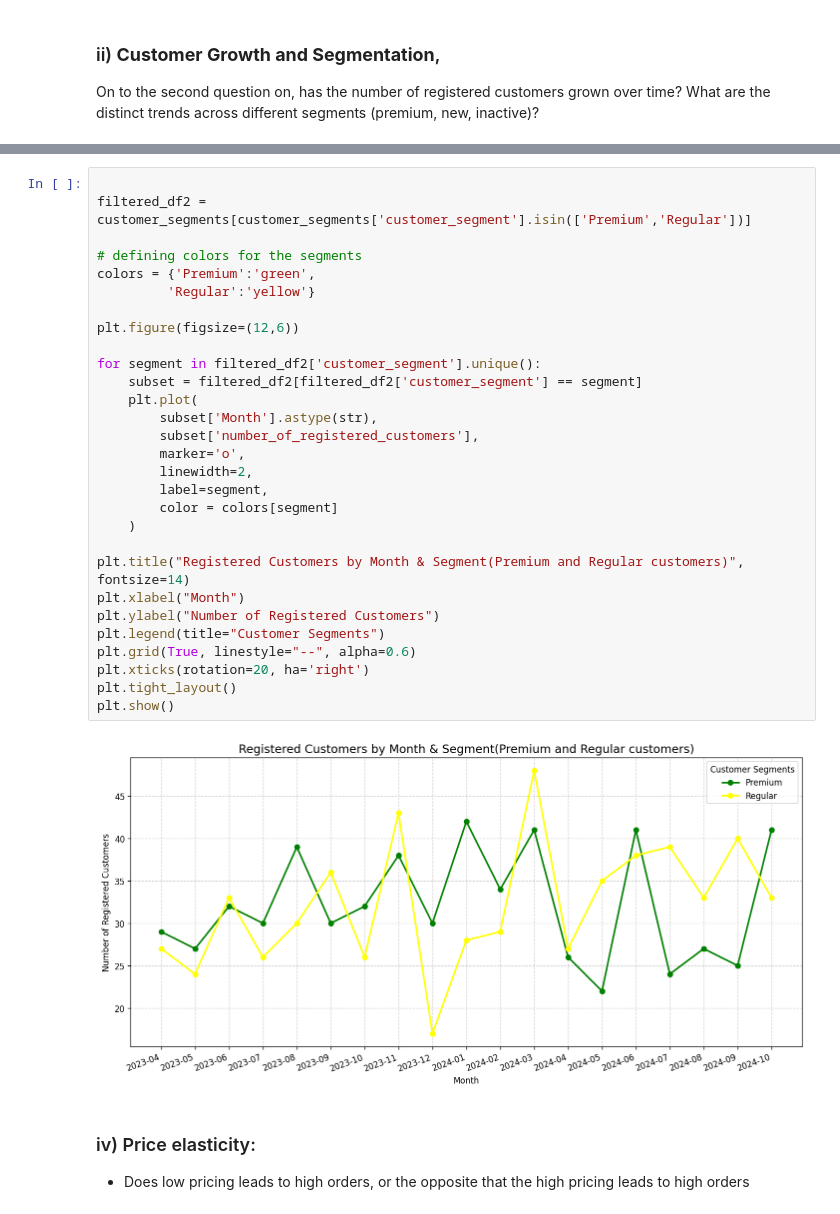
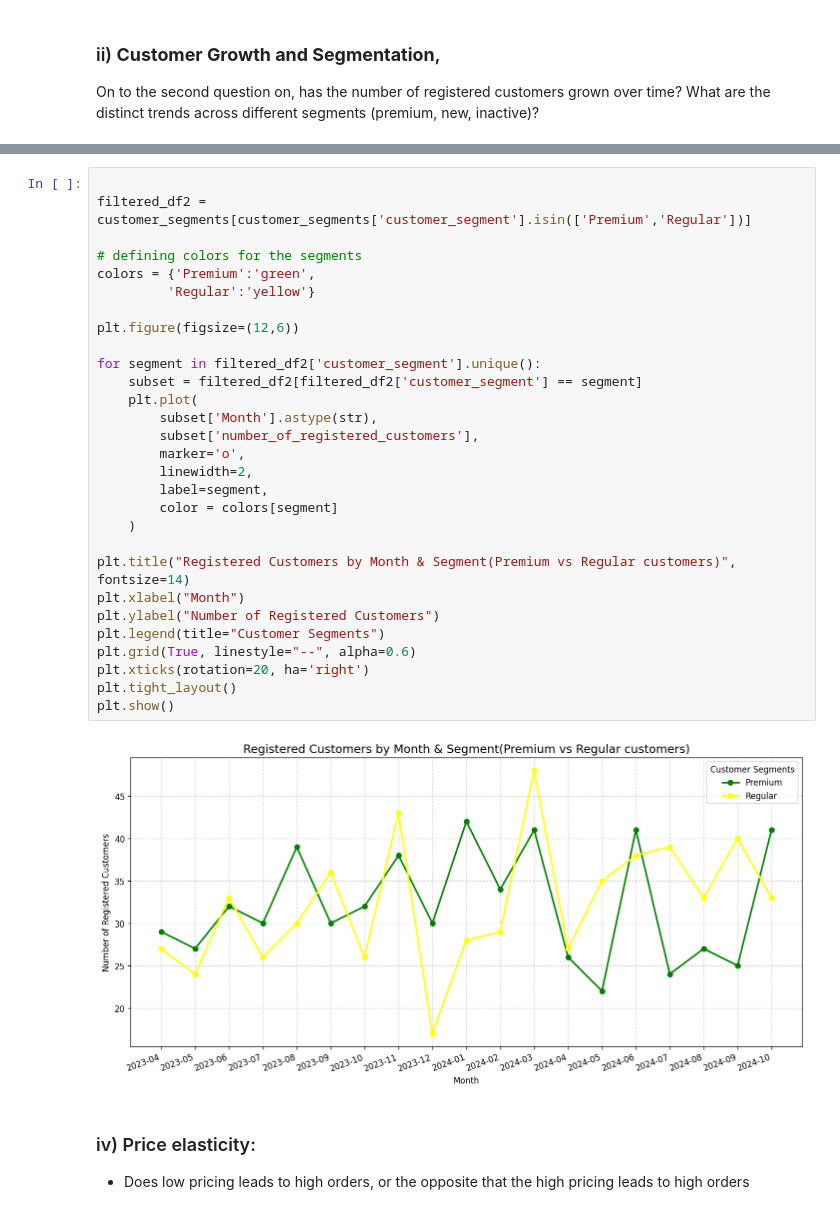
Before and after one commit to Joan-Njoki-Mwangi/Blinkit-Grocery-Store-Deep-Dive, a Jupyter notebook: Blinkit_Grocery_Store_Deep_Dive.ipynb, the cells around one changed output, grey strips where cells are left out. Saved outputs shown, nothing was run; the diff lists cells and outputs as text.

```diff
--- a/Blinkit_Grocery_Store_Deep_Dive.ipynb
+++ b/Blinkit_Grocery_Store_Deep_Dive.ipynb
@@ -354,34 +360,34 @@ plt.show()
 # %%
 
 filtered_df2 = customer_segments[customer_segments['customer_segment'].isin(['Premium','Regular'])]
 
 # defining colors for the segments
 colors = {'Premium':'green',
          'Regular':'yellow'}
 
 plt.figure(figsize=(12,6))
 
 for segment in filtered_df2['customer_segment'].unique():
     subset = filtered_df2[filtered_df2['customer_segment'] == segment]
     plt.plot(
         subset['Month'].astype(str),
         subset['number_of_registered_customers'],
         marker='o',
         linewidth=2,
         label=segment,
         color = colors[segment]
     )
 
-plt.title("Registered Customers by Month & Segment(Premium and Regular customers)", fontsize=14)
+plt.title("Registered Customers by Month & Segment(Premium vs Regular customers)", fontsize=14)
 plt.xlabel("Month")
 plt.ylabel("Number of Registered Customers")
 plt.legend(title="Customer Segments")
 plt.grid(True, linestyle="--", alpha=0.6)
 plt.xticks(rotation=20, ha='right')
 plt.tight_layout()
 plt.show()
 # %% [output]
-[figure, old version]
+[figure, new version]
 # %% [markdown]
 ### iv) Price elasticity:
 * Does low pricing leads to high orders, or the opposite that the high pricing leads to high orders
```
Also changed, not shown: parts of 4 cells of this notebook.
